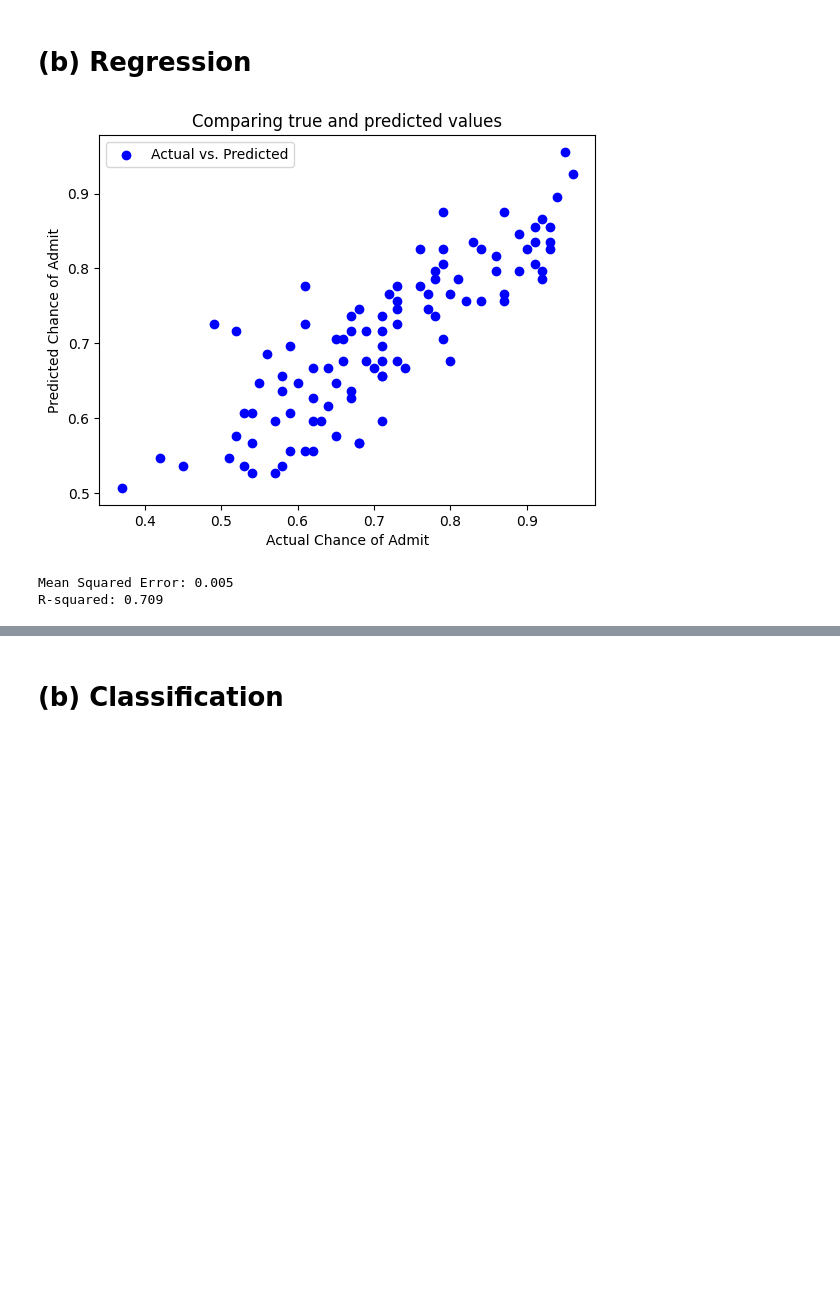
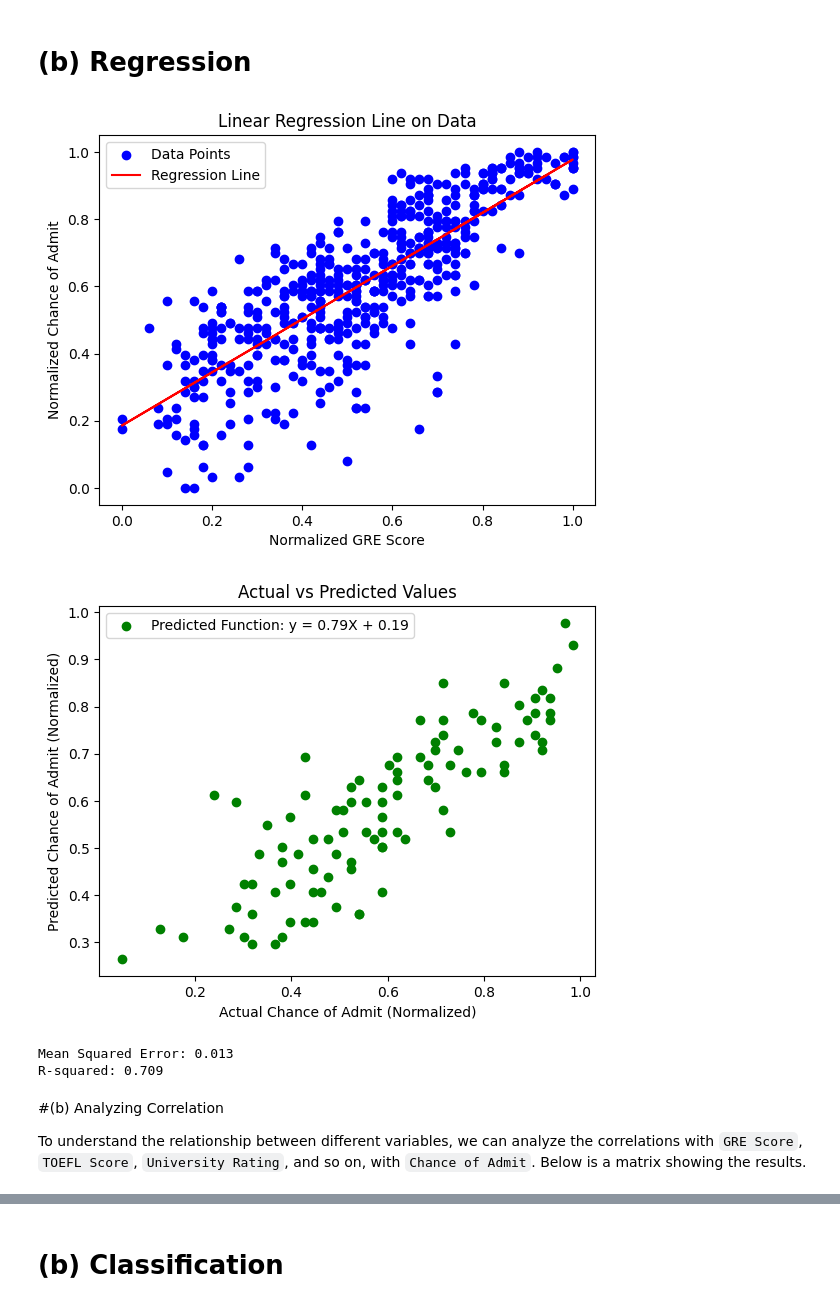
Before and after one commit to rc1inger/CSC177-DataPreprocessing, a Jupyter notebook: part_b.ipynb, the cells around one changed output, grey strips where cells are left out. Drawn from its saved outputs; the diff is of its cells as text; code cells hidden in the pictures; blank space fills up the shorter version.

Commit message:
updated partb-regression

```diff
--- a/part_b.ipynb
+++ b/part_b.ipynb
@@ -23,42 +23,78 @@ from io import StringIO
 from IPython.display import Image
 from sklearn.tree import export_text
 # %%
+import os
+import pandas as pd
+import numpy as np
+import matplotlib.pyplot as plt
+from sklearn import linear_model
+from sklearn.preprocessing import MinMaxScaler
+from sklearn.metrics import mean_squared_error, r2_score
+
 # Read the file
 path = "./sample_data"
 filename = "Admission_Predict_Ver1.1_small_data_set_for_Linear_Regression.csv"
 filename_read = os.path.join(path, filename)
 df = pd.read_csv(filename_read, na_values=['NA', '?'])
 df.columns = ['Serial No.', 'GRE Score', 'TOEFL Score', 'University Rating', 'SOP', 'LOR', 'CGPA', 'Research', 'Chance of Admit']
 
-
+# Extract features and target variable
 x = df[['GRE Score']]
 y = df[['Chance of Admit']]
 
+# Initialize the scaler
+scaler = MinMaxScaler(feature_range=(0, 1))
+
+# Normalize x and y
+x_normalized = scaler.fit_transform(x)
+y_normalized = scaler.fit_transform(y)
+
+# Split dataset into training and testing sets
 numTrain = int(len(x) * 0.8)
-x_train = x[:numTrain]
-x_test = x[numTrain:]
-y_train = y[:numTrain]
-y_test = y[numTrain:]
+x_train = x_normalized[:numTrain]
+x_test = x_normalized[numTrain:]
+y_train = y_normalized[:numTrain]
+y_test = y_normalized[numTrain:]
 
 # Create linear regression object and fit to training set
 regr = linear_model.LinearRegression()
 regr.fit(x_train, y_train)
 
 # Make predictions on the test set
 y_pred = regr.predict(x_test)
 
+slope = regr.coef_[0][0]
+intercept = regr.intercept_[0]
+
+# Calculate the equation of the regression line for plotting purposes
+line = regr.coef_ * x_normalized + regr.intercept_
+
 # Visualization
-plt.scatter(y_test, y_pred, color='blue', label="Actual vs. Predicted")
-plt.xlabel('Actual Chance of Admit')
-plt.ylabel('Predicted Chance of Admit')
-plt.title("Comparing true and predicted values")
+plt.scatter(x_normalized, y_normalized, color='blue', label="Data Points")
+plt.plot(x_normalized, line, color='red', label="Regression Line")
+plt.xlabel('Normalized GRE Score')
+plt.ylabel('Normalized Chance of Admit')
+plt.title("Linear Regression Line on Data")
 plt.legend()
 plt.show()
 
-# Evaluate
+# Visualization for test vs predicted
+plt.scatter(y_test, y_pred, color='green', label='Predicted Function: y = %.2fX + %.2f' % (slope, intercept))
+plt.xlabel('Actual Chance of Admit (Normalized)')
+plt.ylabel('Predicted Chance of Admit (Normalized)')
+plt.title("Actual vs Predicted Values")
+plt.legend()
+plt.show()
+
+# Evaluate the model
 print(f"Mean Squared Error: {mean_squared_error(y_test, y_pred):.3f}")
 print(f"R-squared: {r2_score(y_test, y_pred):.3f}")
 # %% [output]
-[figure, old version]
+[figure, new version]
+[figure, added]
-Mean Squared Error: 0.005
+Mean Squared Error: 0.013
 R-squared: 0.709
+# %% [markdown]
+#(b) Analyzing Correlation
+
+To understand the relationship between different variables, we can analyze the correlations with `GRE Score`, `TOEFL Score`, `University Rating`, and so on, with `Chance of Admit`. Below is a matrix showing the results.
```
Also changed, not shown: parts of 3 cells of this notebook.
